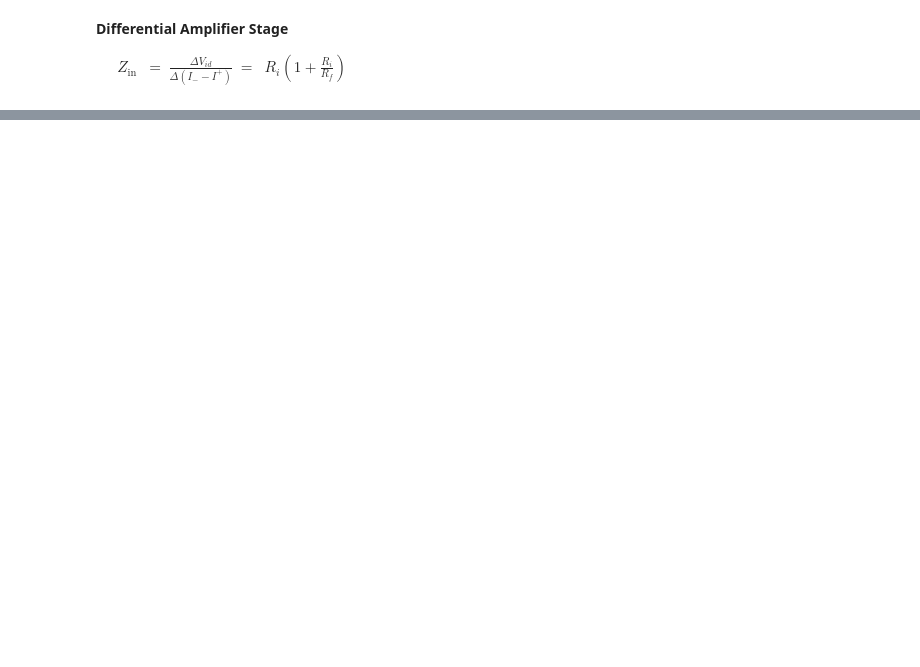
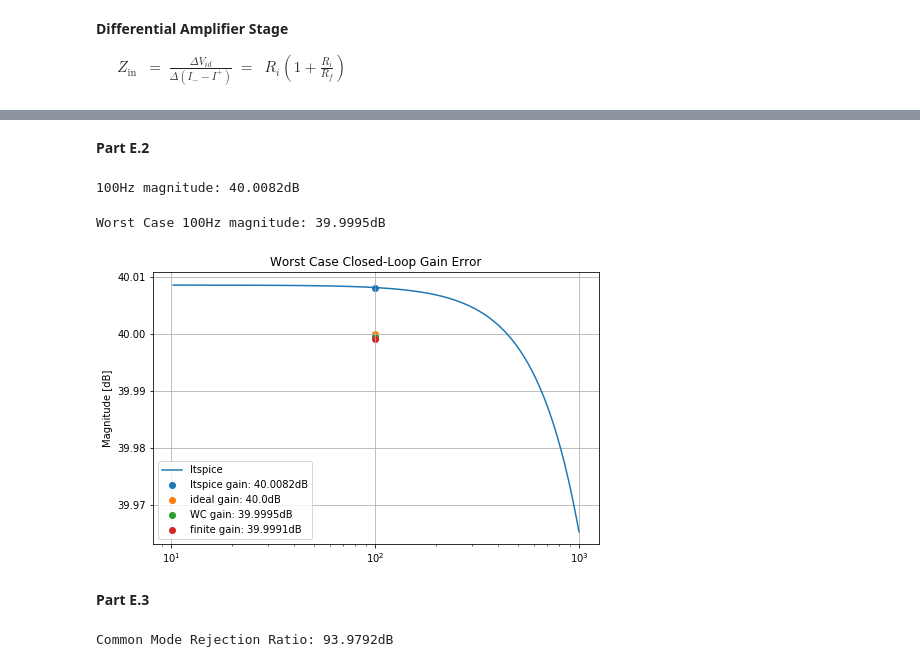
Before and after one commit to kegedy/EE538, a Jupyter notebook: hw/kevin/hw05/HW05.ipynb, the cells around one changed output, grey strips where cells are left out. Saved outputs shown, nothing was run; the diff lists cells and outputs as text; code cells hidden in the pictures; blank space fills up the shorter version.

```diff
--- a/hw/kevin/hw05/HW05.ipynb
+++ b/hw/kevin/hw05/HW05.ipynb
@@ -73,0 +322,61 @@ $\begin{eqnarray}
+# %% [markdown]
+**Part E.2**
+# %%
+filepath = 'data/instrumentation_amp_CL_vid.txt'
+df = read_ltspice(filepath,'ac','db')
+df = df[(df['Freq.']>=1e1)&(df['Freq.']<=1e3)]
+mag = df['Mag_V(vout)']
+freq = df['Freq.']
+
+#Find 100Hz Magnitude
+x0 = np.where(freq<=100)[0][-1]
+mag100 = mag.iloc[x0]
+label = "{:.4f}".format(mag100)
+print(f"100Hz magnitude: {label}dB")
+# %% [output]
+100Hz magnitude: 40.0082dB
+# %%
+filepath = 'data/instrumentation_amp_wc_ac.txt'
+df = read_ltspice_wc(filepath)
+df['mag'] = df['V(vout)'].apply(lambda x: x.split(',')[0])
+df['mag'] = df['mag'].apply(lambda x: x[1:-2])
+df['mag'] = df['mag'].astype('float64')
+df['ang'] = df['V(vout)'].apply(lambda x: x.split(',')[1])
+df['ang'] = df['ang'].apply(lambda x: x[0:-2])
+df['ang'] = df['ang'].astype('float64')
+df['Freq.'] = df['Freq.'].astype('float64')
+df = df[df['Freq.']==100]
+magwc = min(df.mag)
+label2 = "{:.4f}".format(magwc)
+print(f"Worst Case 100Hz magnitude: {label2}dB")
+# %% [output]
+Worst Case 100Hz magnitude: 39.9995dB
+# %%
+fig, ax = plt.subplots(1,figsize=(8,5))
+ax.set_title(r'Worst Case Closed-Loop Gain Error')
+ax.semilogx(freq, mag, label='ltspice')
+ax.scatter(freq.iloc[x0],[mag100], label=f'ltspice gain: {round(mag100,4)}dB')
+ax.scatter([100],[20*np.log10(100)], label=f'ideal gain: {round(20*np.log10(100),4)}dB')
+ax.scatter([100],[magwc], label=f'WC gain: {round(magwc,4)}dB')
+ax.scatter([100],[20*np.log10(99.99)], label=f'finite gain: {round(20*np.log10(99.99),4)}dB')
+ax.set_ylabel('Magnitude [dB]')
+ax.grid()
+ax.legend()
+plt.show();
+# %% [output]
+[figure, added]
+# %% [markdown]
+**Part E.3**
+# %%
+filepath = 'data/instrumentation_amp_CL_vid.txt'
+filepath2 = 'data/instrumentation_amp_CL_vcm.txt'
+df = read_ltspice(filepath,'ac','db')
+df2 = read_ltspice(filepath2,'ac','db')
+mag1 = df['Mag_V(vout)']
+ang1 = df['Phase_V(vout)']
+mag2 = df2['Mag_V(vout)']
+ang2 = df2['Phase_V(vout)']
+freq = df['Freq.']
+print(f'Common Mode Rejection Ratio: {round(max(mag1)-max(mag2),4)}dB')
+# %% [output]
+Common Mode Rejection Ratio: 93.9792dB
```
Also changed, not shown: parts of 19 cells of this notebook, 15 other files.
